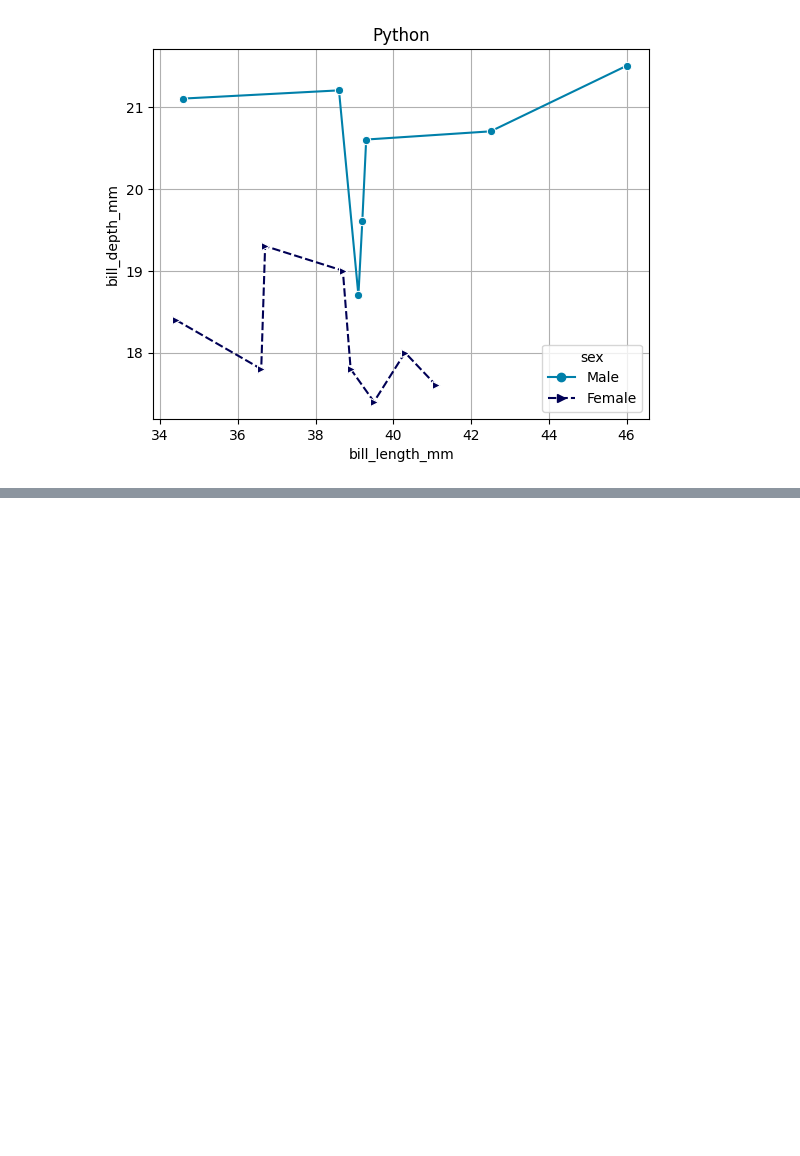
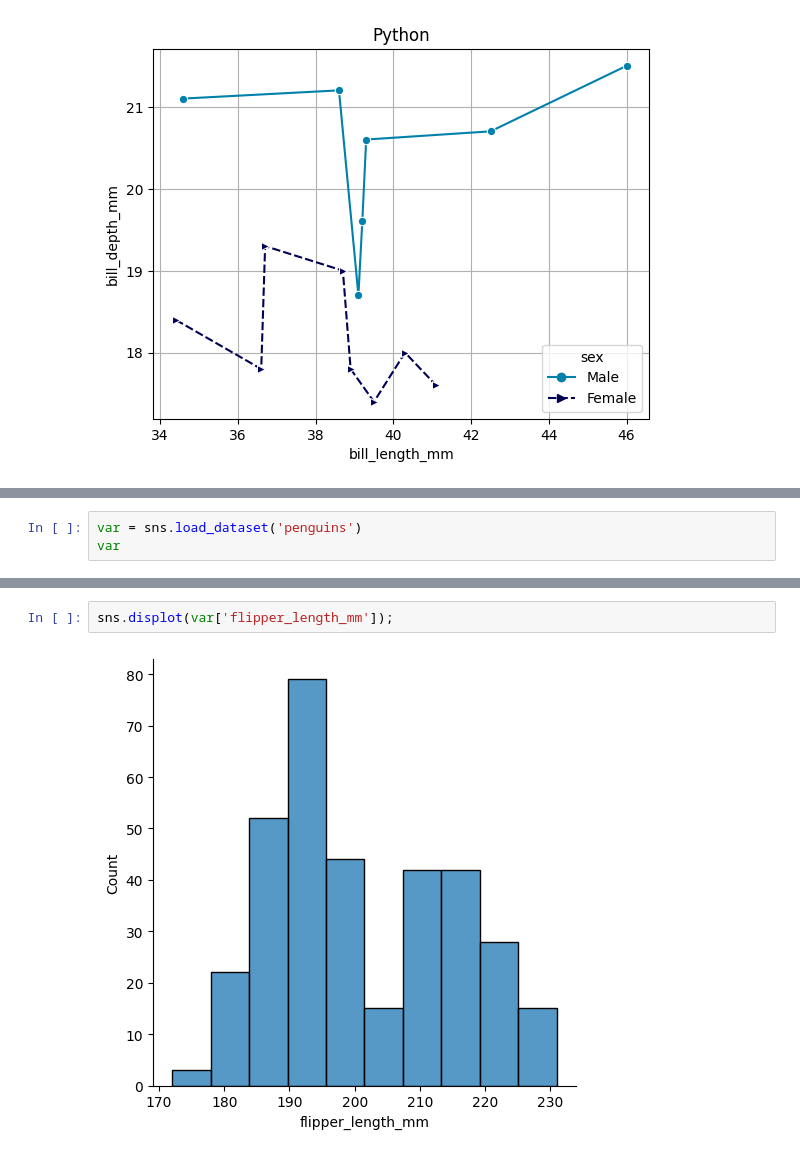
Before and after one commit to TusharPatwal/Python-, a Jupyter notebook: Python-2/Data Analysis with Python/Seaborn.ipynb, the cells around one changed output, grey strips where cells are left out. Cells and saved outputs as stored; diff of their text form; blank space fills up the shorter version.

Commit message:
seaborn
Histogram Plot,

```diff
--- a/Python-2/Data Analysis with Python/Seaborn.ipynb
+++ b/Python-2/Data Analysis with Python/Seaborn.ipynb
@@ -72,0 +78,3 @@ plt.show()
+# %%
+var = sns.load_dataset('penguins')
+var
@@ -72,0 +95,4 @@ plt.show()
+# %%
+sns.displot(var['flipper_length_mm']);
+# %% [output]
+[figure, added]
```
Also changed, not shown: parts of 23 cells of this notebook.
